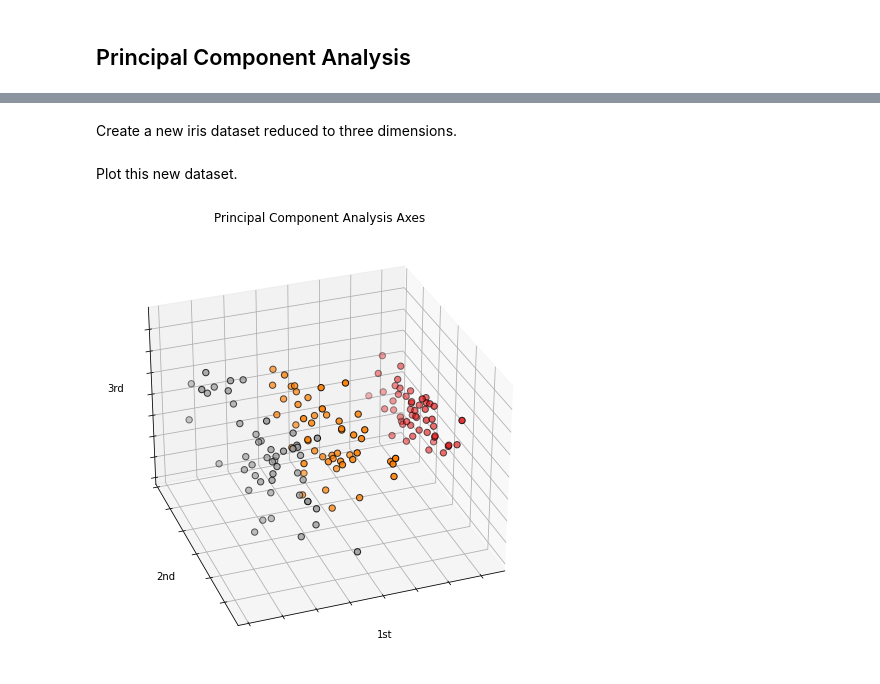
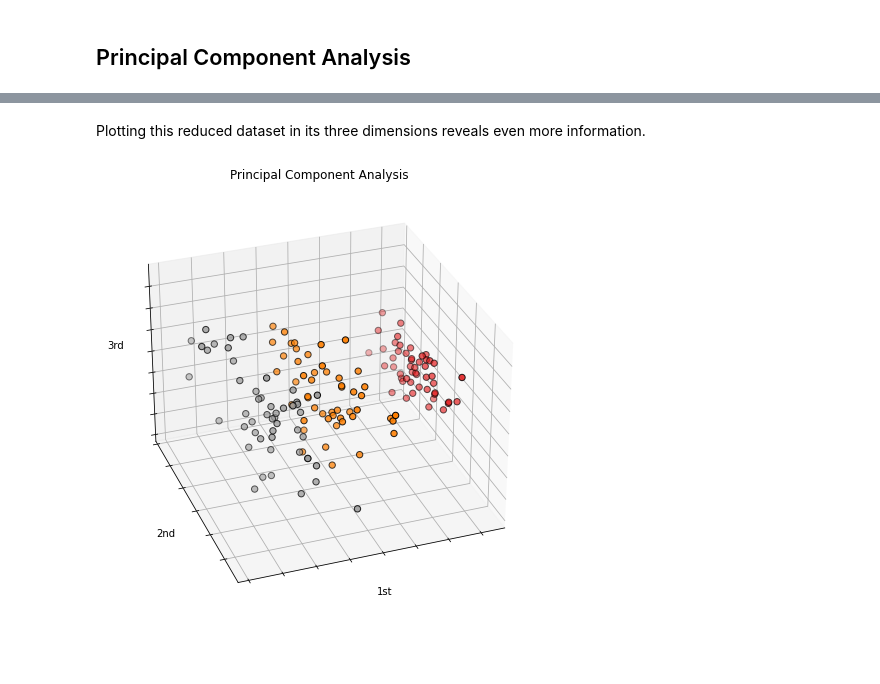
Before and after one commit to AdamFinkle/AdamFinkle.github.io, a Jupyter notebook: dimensionality_reduction.ipynb, the cells around one changed output, grey strips where cells are left out. Saved outputs shown, nothing was run; the diff lists cells and outputs as text; code cells hidden in the pictures; blank space fills up the shorter version.

```diff
--- a/dimensionality_reduction.ipynb
+++ b/dimensionality_reduction.ipynb
@@ -46,2 +45,0 @@ from mpl_toolkits.mplot3d import Axes3D
-# %% [markdown]
-Create a new iris dataset reduced to three dimensions.
@@ -50,20 +46,21 @@ X_reduced = PCA(n_components=3).fit_transform(iris.data)
-# %% [markdown]
-Plot this new dataset.
+# %% [markdown]
+Plotting this reduced dataset in its three dimensions reveals even more information.
 # %%
+from mpl_toolkits.mplot3d import Axes3D
 fig = plt.figure(1, figsize=(8, 6))
 
 ax = Axes3D(fig, elev=-150, azim=110)
 ax.scatter(X_reduced[:, 0], X_reduced[:, 1], X_reduced[:, 2], c=y,
            cmap=plt.cm.Set1, edgecolor='k', s=40)
 
-ax.set_title("Principal Component Analysis Axes")
+ax.set_title("Principal Component Analysis")
 ax.set_xlabel("1st")
 ax.w_xaxis.set_ticklabels([])
 ax.set_ylabel("2nd")
 ax.w_yaxis.set_ticklabels([])
 ax.set_zlabel("3rd")
 ax.w_zaxis.set_ticklabels([])
 
 plt.show()
 # %% [output]
-[figure, old version]
+[figure, new version]
```
Also changed, not shown: parts of 8 cells of this notebook.
